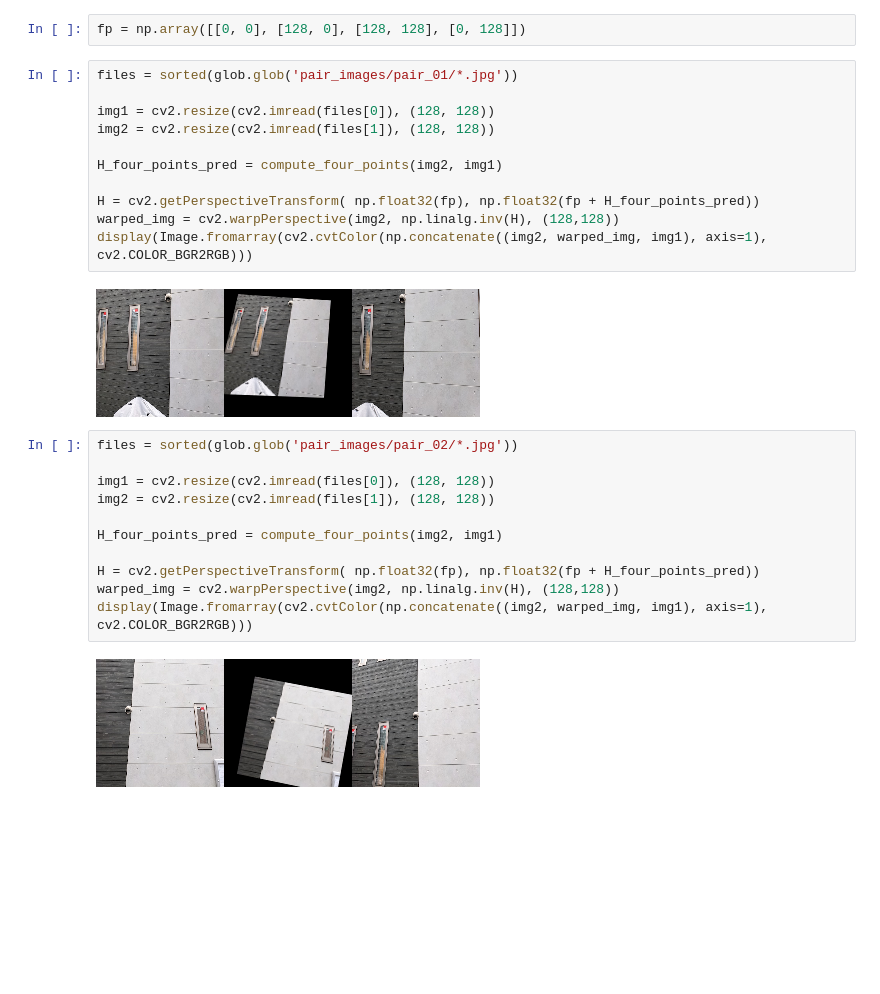
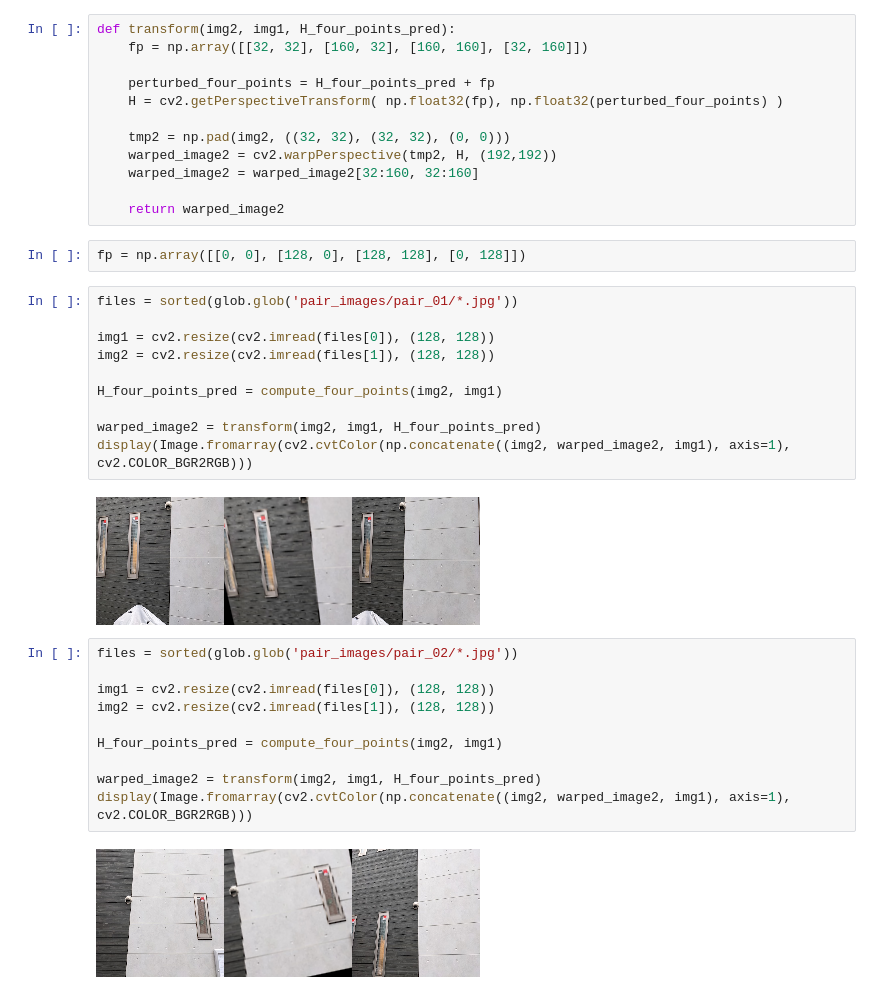
Before and after one commit to peisuke/homography-estimation, a Jupyter notebook: homography_ex6_DHE.ipynb, the cells around one changed output. Saved outputs shown, nothing was run; the diff lists cells and outputs as text; blank space fills up the shorter version.

```diff
--- a/homography_ex6_DHE.ipynb
+++ b/homography_ex6_DHE.ipynb
@@ -103,21 +113,32 @@ def compute_four_points(img1, img2):
     H_four_points_pred = (outputs[0] * 32).numpy().reshape((4, 2)).astype(int)
 
     return H_four_points_pred
+# %%
+def transform(img2, img1, H_four_points_pred):
+    fp = np.array([[32, 32], [160, 32], [160, 160], [32, 160]])
+
+    perturbed_four_points = H_four_points_pred + fp
+    H = cv2.getPerspectiveTransform( np.float32(fp), np.float32(perturbed_four_points) )
+
+    tmp2 = np.pad(img2, ((32, 32), (32, 32), (0, 0)))
+    warped_image2 = cv2.warpPerspective(tmp2, H, (192,192))
+    warped_image2 = warped_image2[32:160, 32:160]
+
+    return warped_image2
 # %%
 fp = np.array([[0, 0], [128, 0], [128, 128], [0, 128]])
 # %%
 files = sorted(glob.glob('pair_images/pair_01/*.jpg'))
 
 img1 = cv2.resize(cv2.imread(files[0]), (128, 128))
 img2 = cv2.resize(cv2.imread(files[1]), (128, 128))
 
 H_four_points_pred = compute_four_points(img2, img1)
 
-H = cv2.getPerspectiveTransform( np.float32(fp), np.float32(fp + H_four_points_pred))
-warped_img = cv2.warpPerspective(img2, np.linalg.inv(H), (128,128))
-display(Image.fromarray(cv2.cvtColor(np.concatenate((img2, warped_img, img1), axis=1), cv2.COLOR_BGR2RGB)))
+warped_image2 = transform(img2, img1, H_four_points_pred)
+display(Image.fromarray(cv2.cvtColor(np.concatenate((img2, warped_image2, img1), axis=1), cv2.COLOR_BGR2RGB)))
 # %% [output]
-[figure, old version]
+[figure, new version]
 # %%
 files = sorted(glob.glob('pair_images/pair_02/*.jpg'))
 
@@ -126,11 +147,10 @@ img2 = cv2.resize(cv2.imread(files[1]), (128, 128))
 
 H_four_points_pred = compute_four_points(img2, img1)
 
-H = cv2.getPerspectiveTransform( np.float32(fp), np.float32(fp + H_four_points_pred))
-warped_img = cv2.warpPerspective(img2, np.linalg.inv(H), (128,128))
-display(Image.fromarray(cv2.cvtColor(np.concatenate((img2, warped_img, img1), axis=1), cv2.COLOR_BGR2RGB)))
+warped_image2 = transform(img2, img1, H_four_points_pred)
+display(Image.fromarray(cv2.cvtColor(np.concatenate((img2, warped_image2, img1), axis=1), cv2.COLOR_BGR2RGB)))
 # %% [output]
-[figure, old version]
+[figure, new version]
 # %%
 files = sorted(glob.glob('pair_images/pair_03/*.jpg'))
 
```
Also changed, not shown: parts of 16 cells of this notebook.
